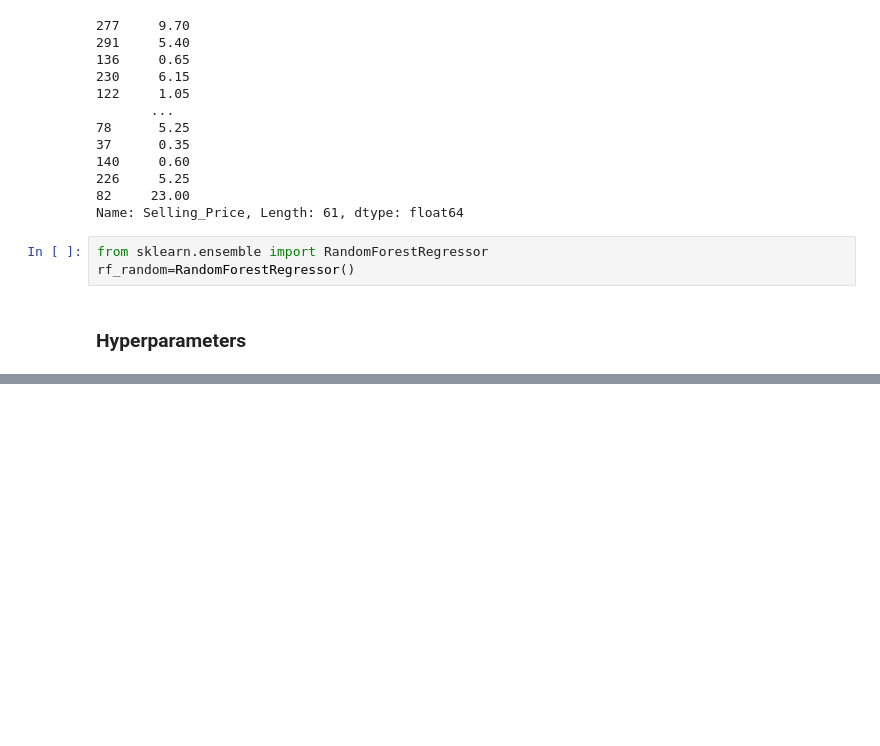
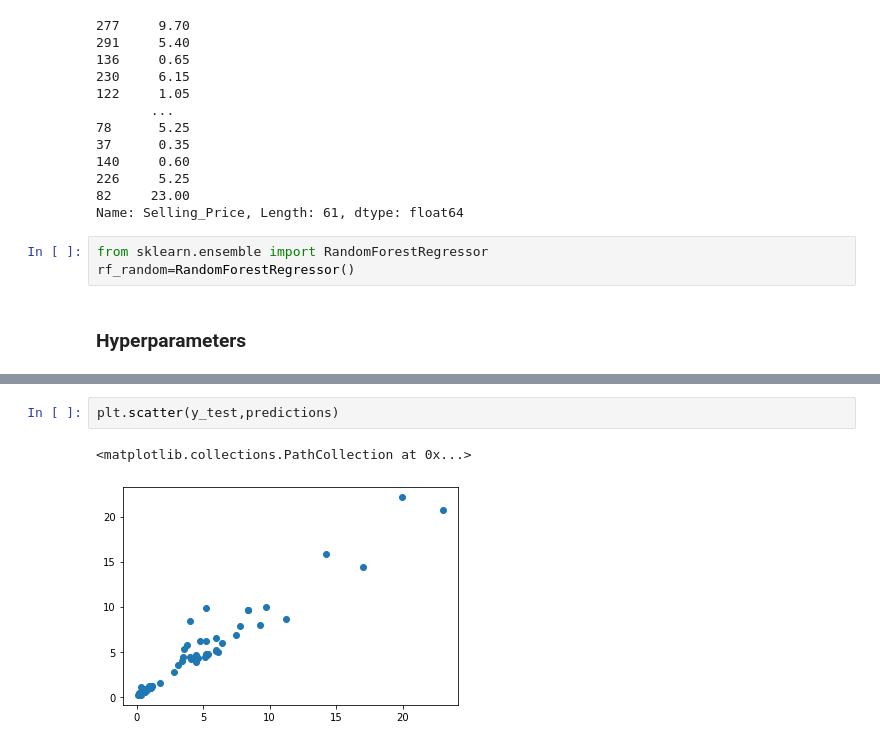
Before and after one commit to abanalii/Car-price-prediction, a Jupyter notebook: Car_Price_Prediction.ipynb, the cells around one changed output, grey strips where cells are left out. Drawn from its saved outputs; the diff is of its cells as text; blank space fills up the shorter version.

```diff
--- a/Car_Price_Prediction.ipynb
+++ b/Car_Price_Prediction.ipynb
@@ -296,0 +381,5 @@ n_estimators= [int(x) for x in np.linspace(start=100,stop=1200,num=12)]
+# %%
+plt.scatter(y_test,predictions)
+# %% [output]
+<matplotlib.collections.PathCollection at 0x...>
+[figure, added]
```
Also changed, not shown: parts of 10 cells of this notebook, 1 other file.
